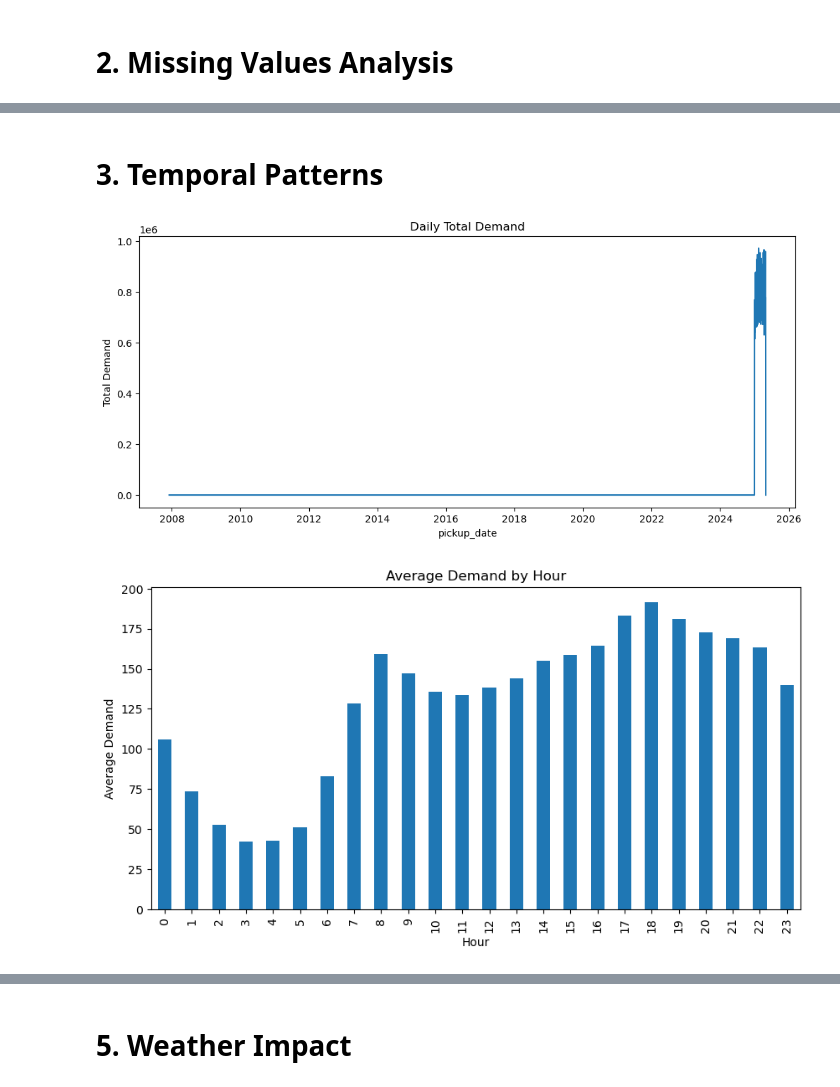
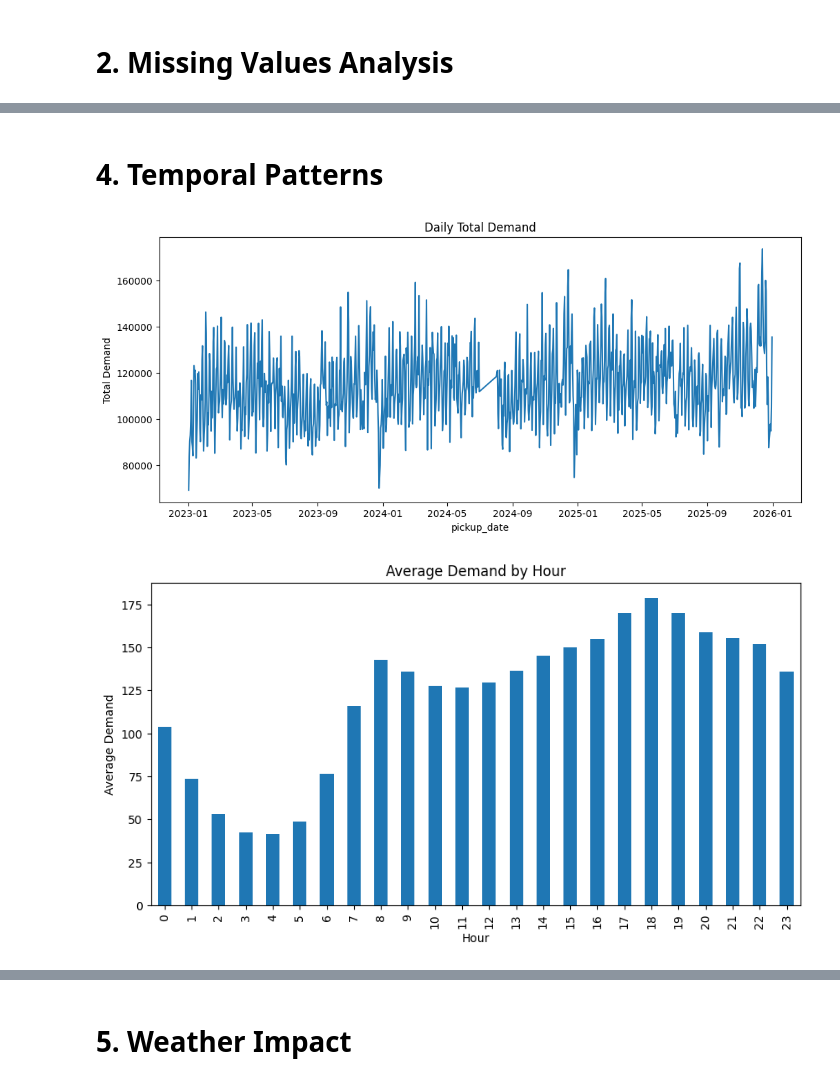
Before and after one commit to prppy/nyc-taxi-mlops, a Jupyter notebook: source/mlops/eda.ipynb, the cells around one changed output, grey strips where cells are left out. Drawn from its saved outputs; the diff is of its cells as text; code cells hidden in the pictures.

```diff
--- a/source/mlops/eda.ipynb
+++ b/source/mlops/eda.ipynb
@@ -78,18 +234,17 @@ missing_df[missing_df["missing_count"] > 0].sort_values("missing_pct", ascending
 # %% [markdown]
-# 3. Temporal Patterns
+# 4. Temporal Patterns
 # %%
-df["hour_ts"] = pd.to_datetime(df["hour_ts"])
-df["pickup_date"] = df["hour_ts"].dt.date
 
-daily_demand = df.groupby("pickup_date")["demand"].sum()
+daily_demand = df.groupby("pickup_date")["target_demand"].sum().sort_index()
 daily_demand.plot(figsize=(12, 5), title="Daily Total Demand")
 plt.ylabel("Total Demand")
 plt.show()
 # %% [output]
-[figure, old version]
+[figure, new version]
 # %%
+
 hourly_demand = (
-    df.groupby("hour")["demand"]
+    df.groupby("hour")["target_demand"]
     .mean()
     .reindex(range(24), fill_value=0)
 )
@@ -99,5 +254,5 @@ plt.xlabel("Hour")
 plt.ylabel("Average Demand")
 plt.show()
 # %% [output]
-[figure, old version]
+[figure, new version]
 # %%
```
Also changed, not shown: parts of 38 cells of this notebook, 4 other files.
